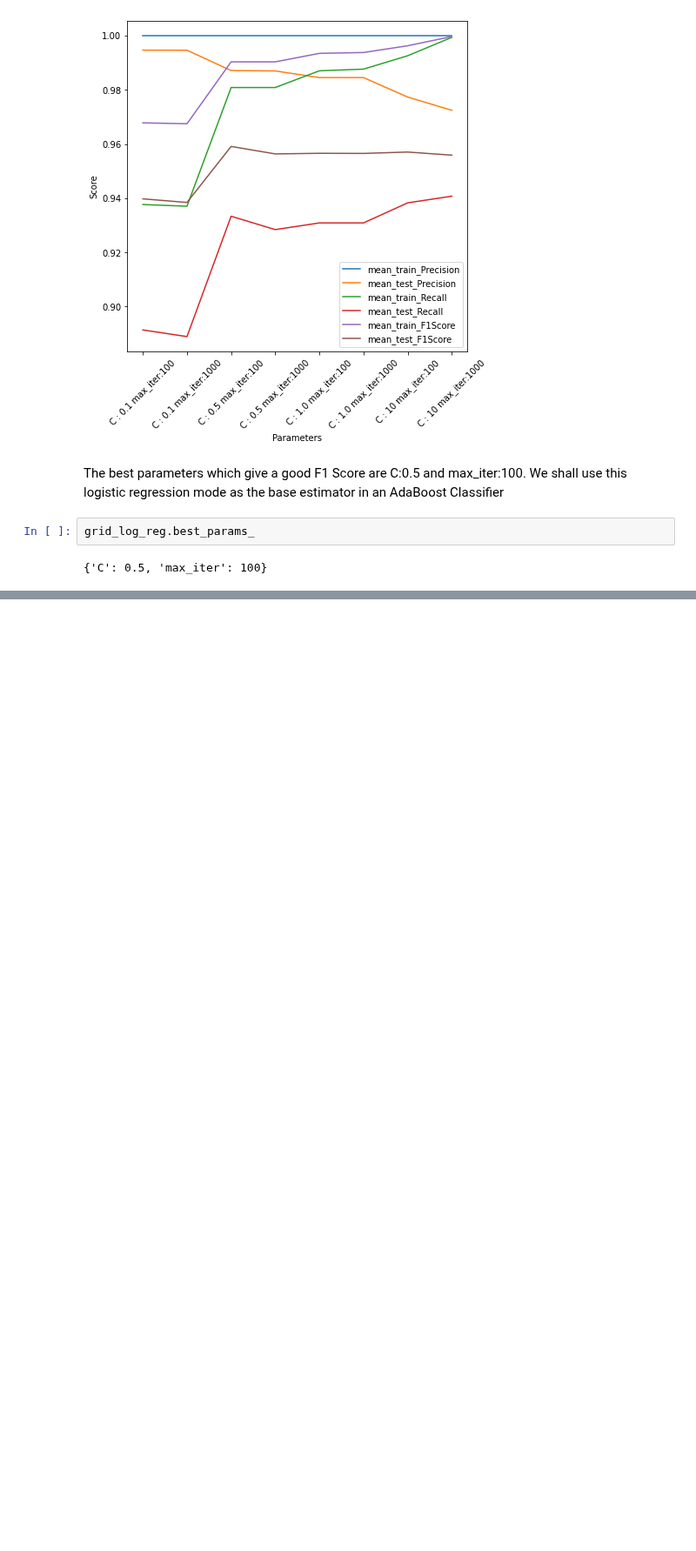
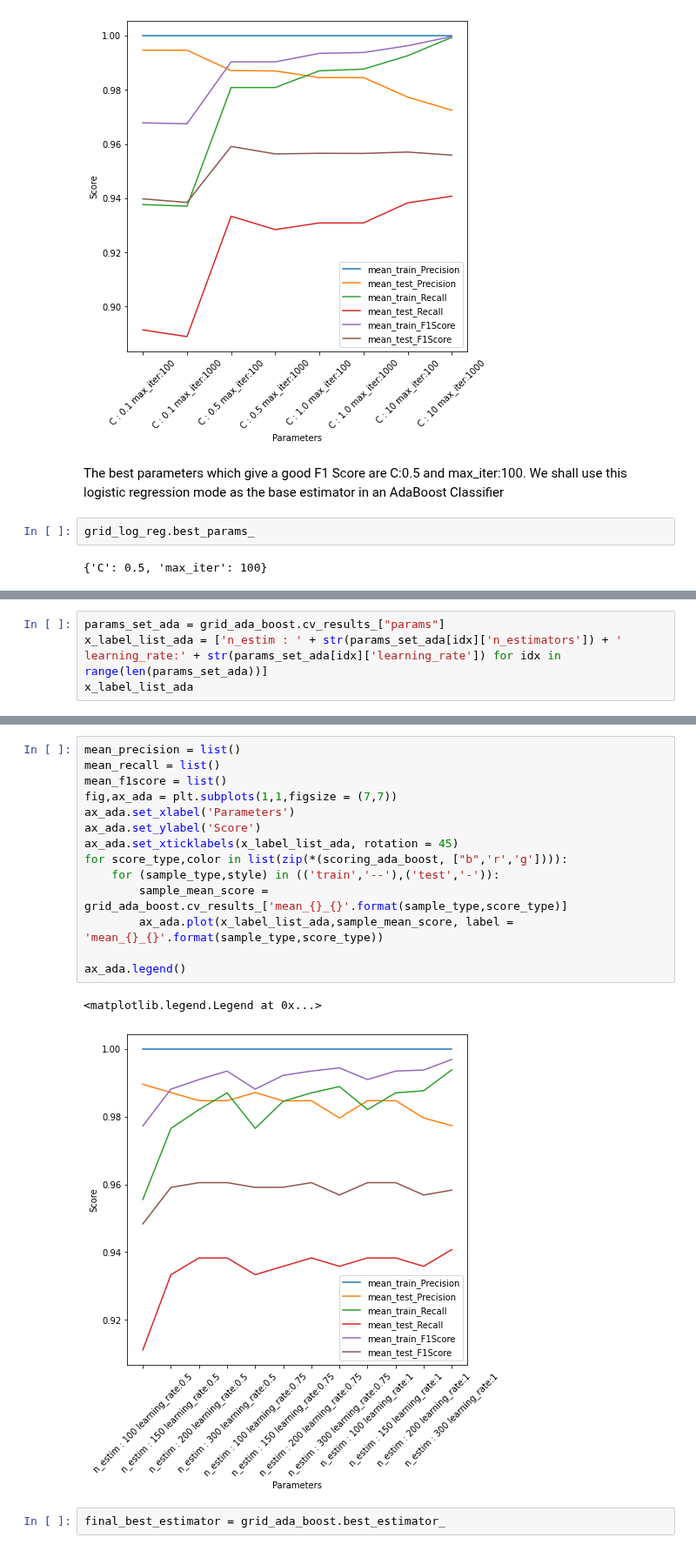
Before and after one commit to Pasindu19970808/Hands-on-Machine-Learning-Textbook-Exercises, a Jupyter notebook: DeepLearning_1/SpamClassifier/EmailSpamClassifier.ipynb, the cells around one changed output, grey strips where cells are left out. Shown at 87% size. Drawn from its saved outputs; the diff is of its cells as text; blank space fills up the shorter version.

```diff
--- a/DeepLearning_1/SpamClassifier/EmailSpamClassifier.ipynb
+++ b/DeepLearning_1/SpamClassifier/EmailSpamClassifier.ipynb
@@ -937,0 +967,4 @@ GridSearchCV(estimator=AdaBoostClassifier(base_estimator=LogisticRegression(C=0.
+# %%
+params_set_ada = grid_ada_boost.cv_results_["params"]
+x_label_list_ada = ['n_estim : ' + str(params_set_ada[idx]['n_estimators']) + ' learning_rate:' + str(params_set_ada[idx]['learning_rate']) for idx in range(len(params_set_ada))]
+x_label_list_ada
@@ -937,0 +984,19 @@ GridSearchCV(estimator=AdaBoostClassifier(base_estimator=LogisticRegression(C=0.
+# %%
+mean_precision = list()
+mean_recall = list()
+mean_f1score = list()
+fig,ax_ada = plt.subplots(1,1,figsize = (7,7))
+ax_ada.set_xlabel('Parameters')
+ax_ada.set_ylabel('Score')
+ax_ada.set_xticklabels(x_label_list_ada, rotation = 45)
+for score_type,color in list(zip(*(scoring_ada_boost, ["b",'r','g']))):
+    for (sample_type,style) in (('train','--'),('test','-')):
+        sample_mean_score = grid_ada_boost.cv_results_['mean_{}_{}'.format(sample_type,score_type)]
+        ax_ada.plot(x_label_list_ada,sample_mean_score, label = 'mean_{}_{}'.format(sample_type,score_type))
+
+ax_ada.legend()
+# %% [output]
+<matplotlib.legend.Legend at 0x...>
+[figure, added]
+# %%
+final_best_estimator = grid_ada_boost.best_estimator_
```
Also changed, not shown: parts of 27 cells of this notebook, 1 other file.
